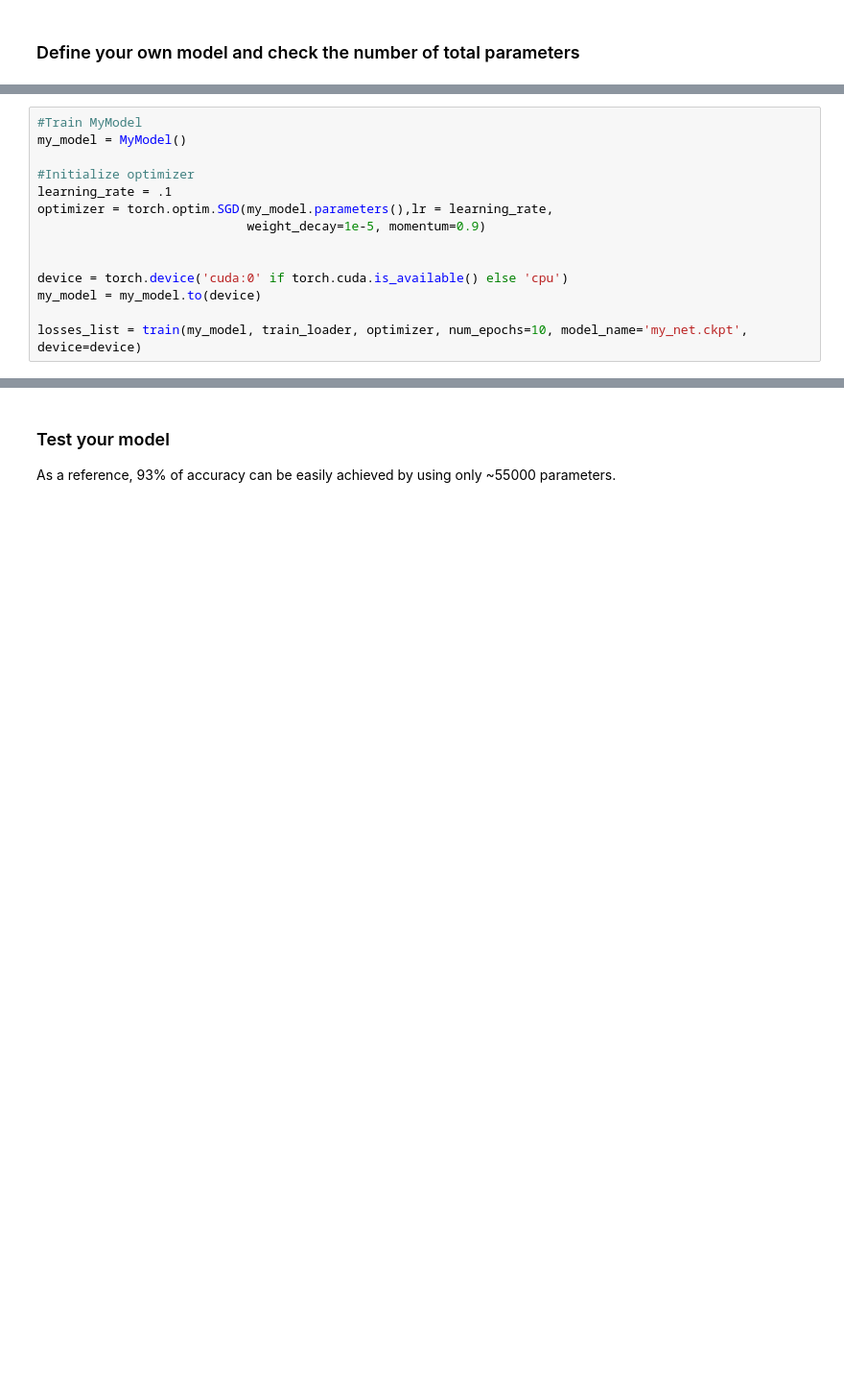
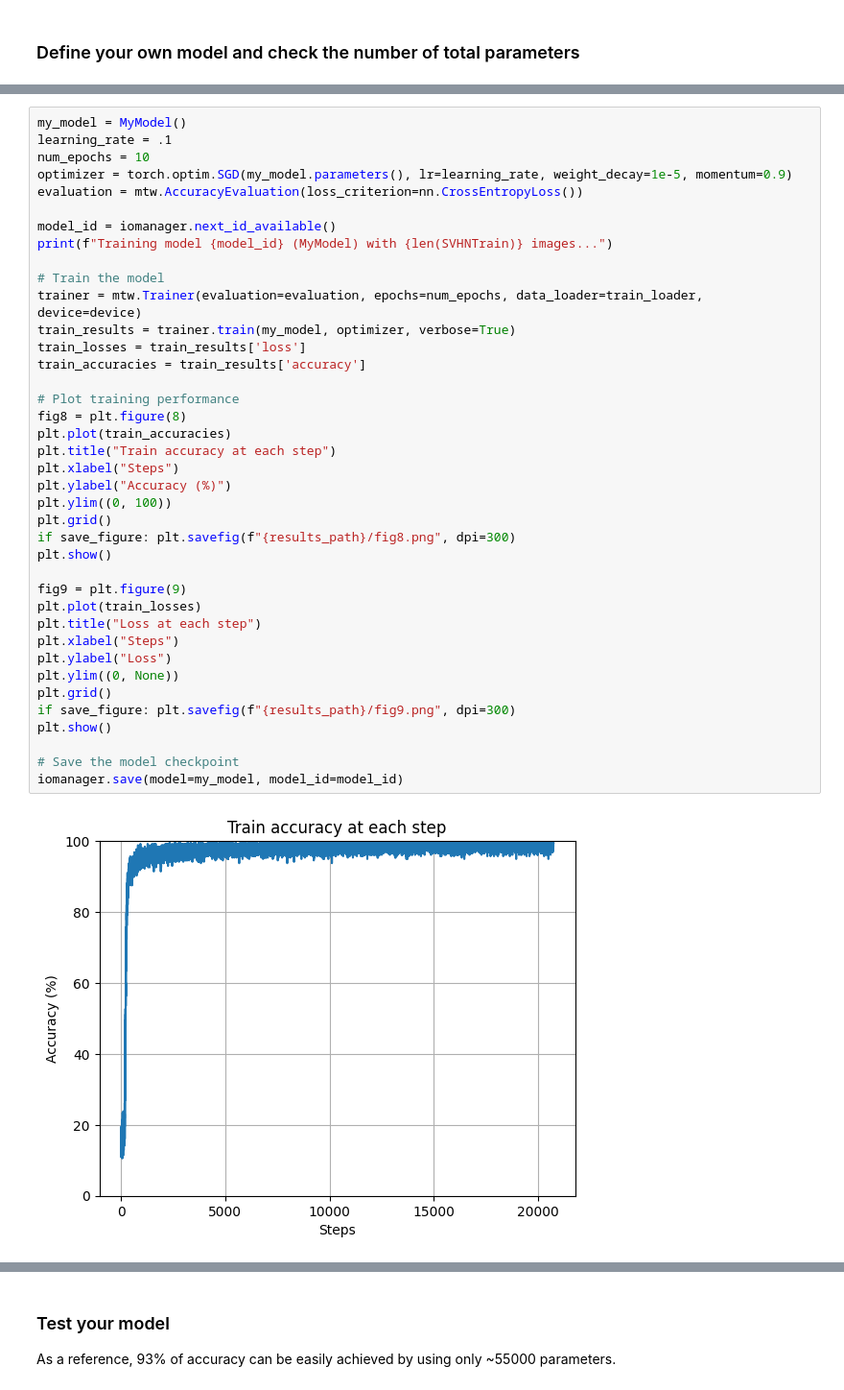
Before and after one commit to Alejandro-FA/UPF-Deep_Learning, a Jupyter notebook: P3/P3-Questions.ipynb, the cells around one changed output, grey strips where cells are left out. Shown at 96% size. Drawn from its saved outputs; the diff is of its cells as text; blank space fills up the shorter version.

```diff
--- a/P3/P3-Questions.ipynb
+++ b/P3/P3-Questions.ipynb
@@ -869,14 +783,0 @@ def test(CNN, test_loader):
-# %%
-#Train MyModel
-my_model = MyModel()
-
-#Initialize optimizer
-learning_rate = .1
-optimizer = torch.optim.SGD(my_model.parameters(),lr = learning_rate,
-                            weight_decay=1e-5, momentum=0.9)
-
-
-device = torch.device('cuda:0' if torch.cuda.is_available() else 'cpu')
-my_model = my_model.to(device)
-
-losses_list = train(my_model, train_loader, optimizer, num_epochs=10, model_name='my_net.ckpt', device=device)
@@ -891,0 +784,41 @@ KeyboardInterrupt:
+# %%
+my_model = MyModel()
+learning_rate = .1
+num_epochs = 10
+optimizer = torch.optim.SGD(my_model.parameters(), lr=learning_rate, weight_decay=1e-5, momentum=0.9)
+evaluation = mtw.AccuracyEvaluation(loss_criterion=nn.CrossEntropyLoss())
+
+model_id = iomanager.next_id_available()
+print(f"Training model {model_id} (MyModel) with {len(SVHNTrain)} images...")
+
+# Train the model
+trainer = mtw.Trainer(evaluation=evaluation, epochs=num_epochs, data_loader=train_loader, device=device)
+train_results = trainer.train(my_model, optimizer, verbose=True)
+train_losses = train_results['loss']
+train_accuracies = train_results['accuracy']
+
+# Plot training performance
+fig8 = plt.figure(8)
+plt.plot(train_accuracies)
+plt.title("Train accuracy at each step")
+plt.xlabel("Steps")
+plt.ylabel("Accuracy (%)")
+plt.ylim((0, 100))
+plt.grid()
+if save_figure: plt.savefig(f"{results_path}/fig8.png", dpi=300)
+plt.show()
+
+fig9 = plt.figure(9)
+plt.plot(train_losses)
+plt.title("Loss at each step")
+plt.xlabel("Steps")
+plt.ylabel("Loss")
+plt.ylim((0, None))
+plt.grid()
+if save_figure: plt.savefig(f"{results_path}/fig9.png", dpi=300)
+plt.show()
+
+# Save the model checkpoint
+iomanager.save(model=my_model, model_id=model_id)
+# %% [output]
+[figure, added]
```
Also changed, not shown: parts of 24 cells of this notebook, 7 other files.
